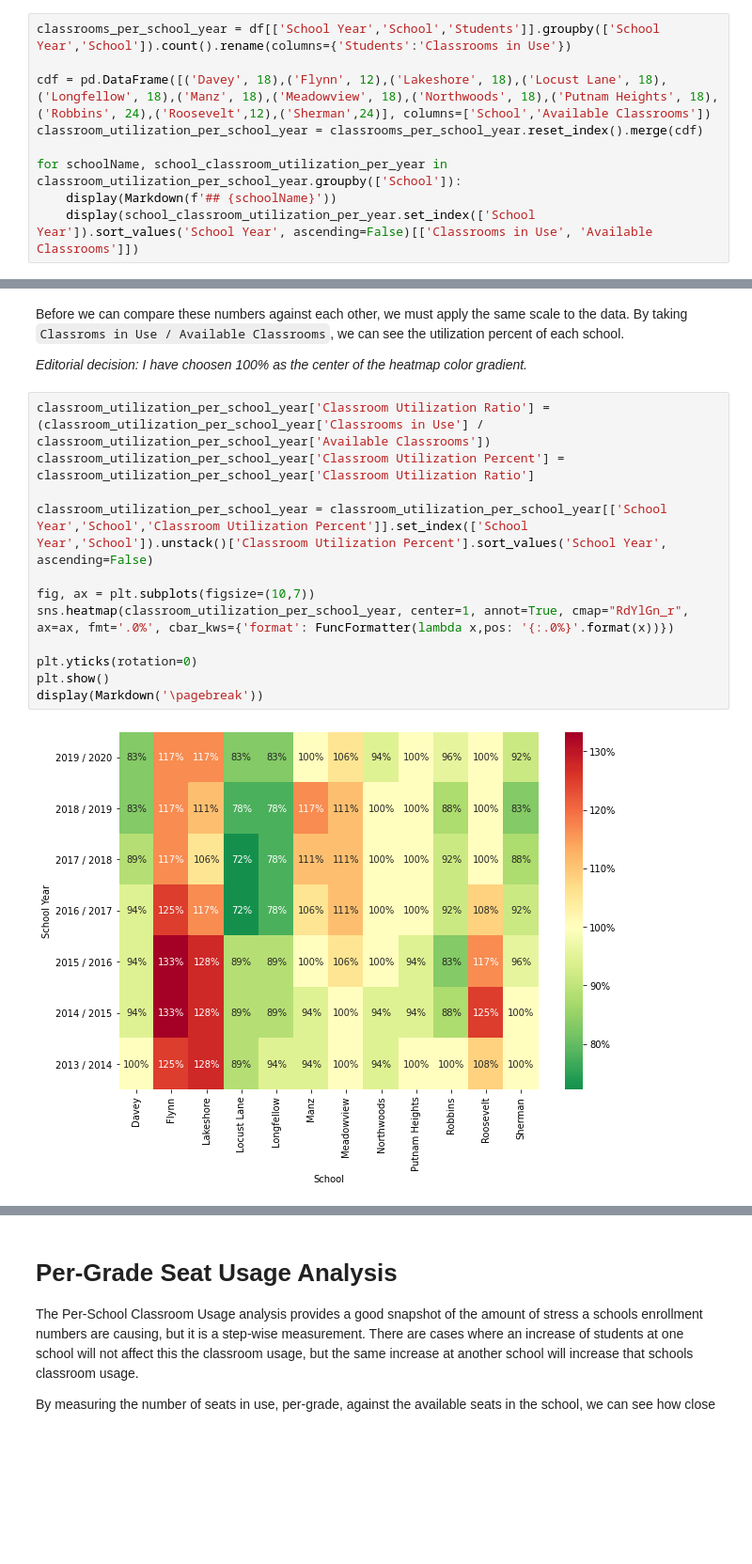
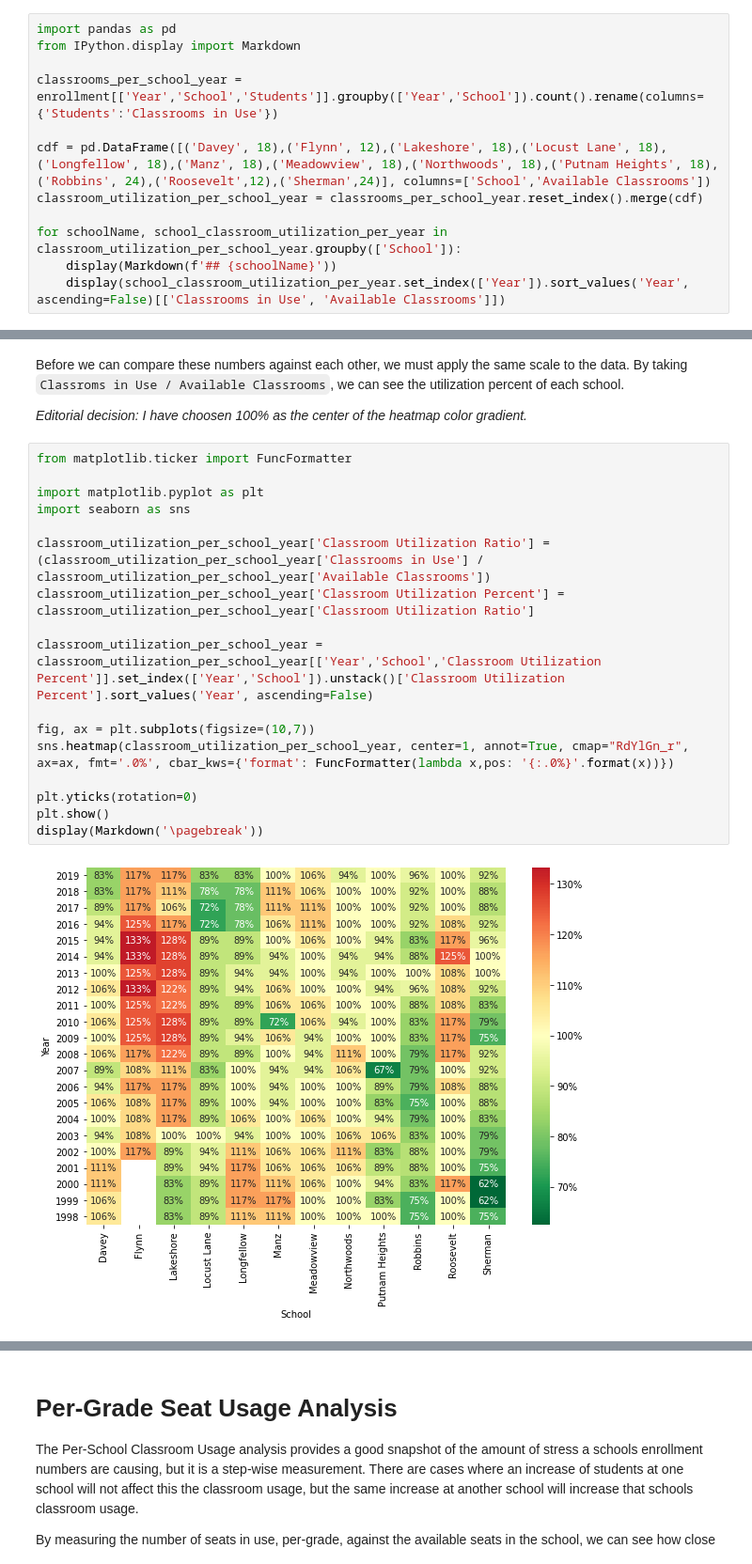
Before and after one commit to toxygene/ecasd-enrollment, a Jupyter notebook: Enrollment Data Analysis.ipynb, the cells around one changed output, grey strips where cells are left out. Shown at 94% size. Cells and saved outputs as stored; diff of their text form; blank space fills up the shorter version.

Commit message:
General cleanup. Added linear regressions. Added linear regression graph of school population to classroom count to readme.

```diff
--- a/Enrollment Data Analysis.ipynb
+++ b/Enrollment Data Analysis.ipynb
@@ -78,14 +35,17 @@ When the number of classrooms at a school exceed the number of available classro
 
 *Editorial decision: I do not have exact educational classroom counts for each school. I have made an estimation that it is `6 times the stated number of sections for the school`.*
 # %%
-classrooms_per_school_year = df[['School Year','School','Students']].groupby(['School Year','School']).count().rename(columns={'Students':'Classrooms in Use'})
+import pandas as pd
+from IPython.display import Markdown
+
+classrooms_per_school_year = enrollment[['Year','School','Students']].groupby(['Year','School']).count().rename(columns={'Students':'Classrooms in Use'})
 
 cdf = pd.DataFrame([('Davey', 18),('Flynn', 12),('Lakeshore', 18),('Locust Lane', 18),('Longfellow', 18),('Manz', 18),('Meadowview', 18),('Northwoods', 18),('Putnam Heights', 18),('Robbins', 24),('Roosevelt',12),('Sherman',24)], columns=['School','Available Classrooms'])
 classroom_utilization_per_school_year = classrooms_per_school_year.reset_index().merge(cdf)
 
 for schoolName, school_classroom_utilization_per_year in classroom_utilization_per_school_year.groupby(['School']):
     display(Markdown(f'## {schoolName}'))
-    display(school_classroom_utilization_per_year.set_index(['School Year']).sort_values('School Year', ascending=False)[['Classrooms in Use', 'Available Classrooms']])
+    display(school_classroom_utilization_per_year.set_index(['Year']).sort_values('Year', ascending=False)[['Classrooms in Use', 'Available Classrooms']])
 # %% [output]
 ## Davey
 |  | Classrooms in Use | Available Classrooms |
@@ -154,18 +169,23 @@ Before we can compare these numbers against each other, we must apply the same s
 *Editorial decision: I have choosen 100% as the center of the heatmap color gradient.*
 # %%
+from matplotlib.ticker import FuncFormatter
+
+import matplotlib.pyplot as plt
+import seaborn as sns
+
 classroom_utilization_per_school_year['Classroom Utilization Ratio'] = (classroom_utilization_per_school_year['Classrooms in Use'] / classroom_utilization_per_school_year['Available Classrooms'])
 classroom_utilization_per_school_year['Classroom Utilization Percent'] = classroom_utilization_per_school_year['Classroom Utilization Ratio']
 
-classroom_utilization_per_school_year = classroom_utilization_per_school_year[['School Year','School','Classroom Utilization Percent']].set_index(['School Year','School']).unstack()['Classroom Utilization Percent'].sort_values('School Year', ascending=False)
+classroom_utilization_per_school_year = classroom_utilization_per_school_year[['Year','School','Classroom Utilization Percent']].set_index(['Year','School']).unstack()['Classroom Utilization Percent'].sort_values('Year', ascending=False)
 
 fig, ax = plt.subplots(figsize=(10,7))
 sns.heatmap(classroom_utilization_per_school_year, center=1, annot=True, cmap="RdYlGn_r", ax=ax, fmt='.0%', cbar_kws={'format': FuncFormatter(lambda x,pos: '{:.0%}'.format(x))})
 
 plt.yticks(rotation=0)
 plt.show()
 display(Markdown('\pagebreak'))
 # %% [output]
-[figure, old version]
+[figure, new version]
 \pagebreak
 # %% [markdown]
 # Per-Grade Seat Usage Analysis
```
Also changed, not shown: parts of 5 cells of this notebook, 12 other files.
